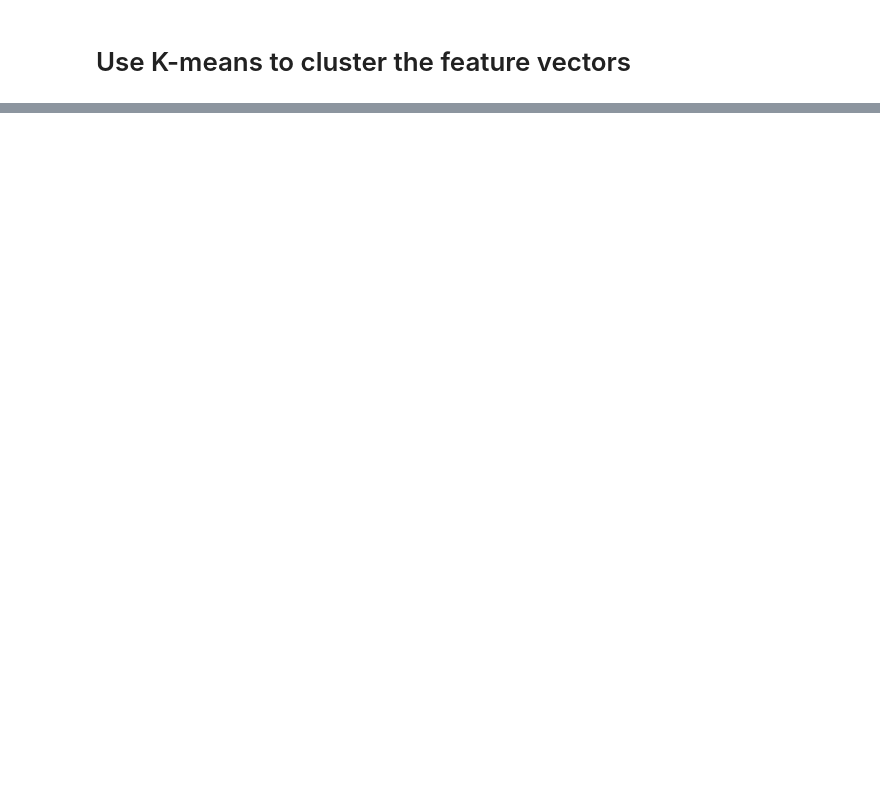
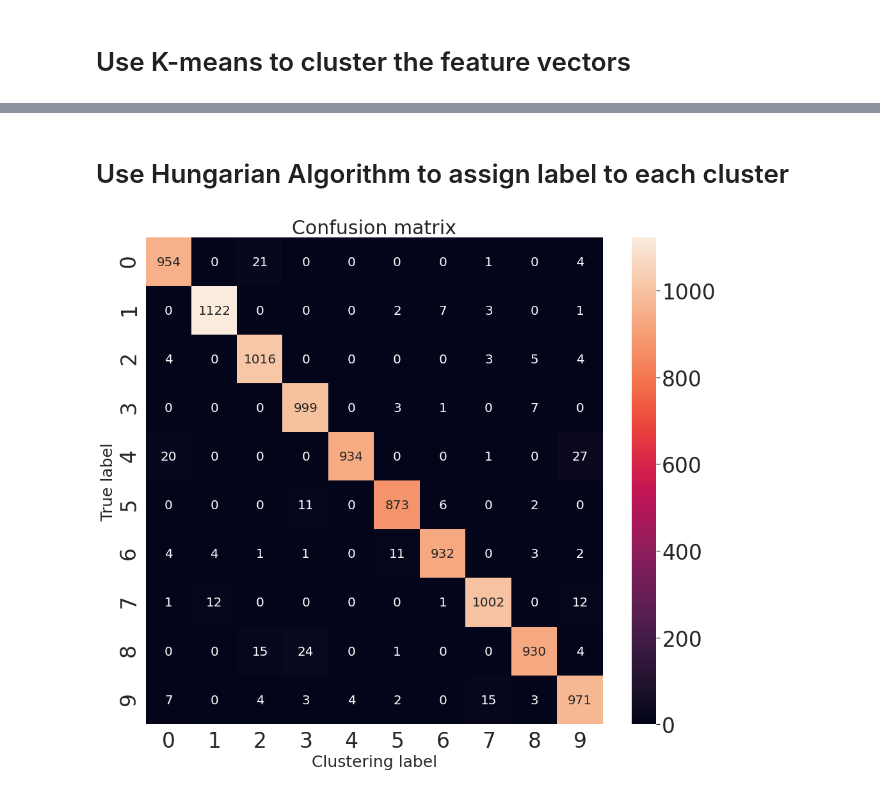
Before and after one commit to activationfunction/DeepLearningCourse, a Jupyter notebook: autoencoder_mnist_classifier.ipynb, the cells around one changed output, grey strips where cells are left out. Saved outputs shown, nothing was run; the diff lists cells and outputs as text; code cells hidden in the pictures; blank space fills up the shorter version.

Commit message:
Update autoencoder_mnist_classifier.ipynb
Adjustments on Hungarian algo

```diff
--- a/autoencoder_mnist_classifier.ipynb
+++ b/autoencoder_mnist_classifier.ipynb
@@ -279,0 +289,30 @@ plt.show()
+# %% [markdown]
+# Use Hungarian Algorithm to assign label to each cluster
+# %%
+from sklearn.utils.linear_assignment_ import linear_assignment
+
+y_true = y_test_original.astype(np.int64)
+y_pred = np.argmax(y_hat, axis=1)
+
+D = max(y_pred.max(), y_true.max()) + 1
+w = np.zeros((D, D), dtype=np.int64)
+# Confusion matrix.
+for i in range(y_pred.size):
+    w[y_pred[i], y_true[i]] += 1
+ind = linear_assignment(-w)
+acc = sum([w[i, j] for i, j in ind]) * 1.0 / y_pred.size
+# %%
+import seaborn as sns
+import sklearn.metrics
+import matplotlib.pyplot as plt
+sns.set(font_scale=3)
+confusion_matrix = sklearn.metrics.confusion_matrix(y_true, y_pred)
+
+plt.figure(figsize=(16, 14))
+sns.heatmap(confusion_matrix, annot=True, fmt="d", annot_kws={"size": 20});
+plt.title("Confusion matrix", fontsize=30)
+plt.ylabel('True label', fontsize=25)
+plt.xlabel('Clustering label', fontsize=25)
+plt.show()
+# %% [output]
+[figure, added]
```
Also changed, not shown: parts of 7 cells of this notebook.
